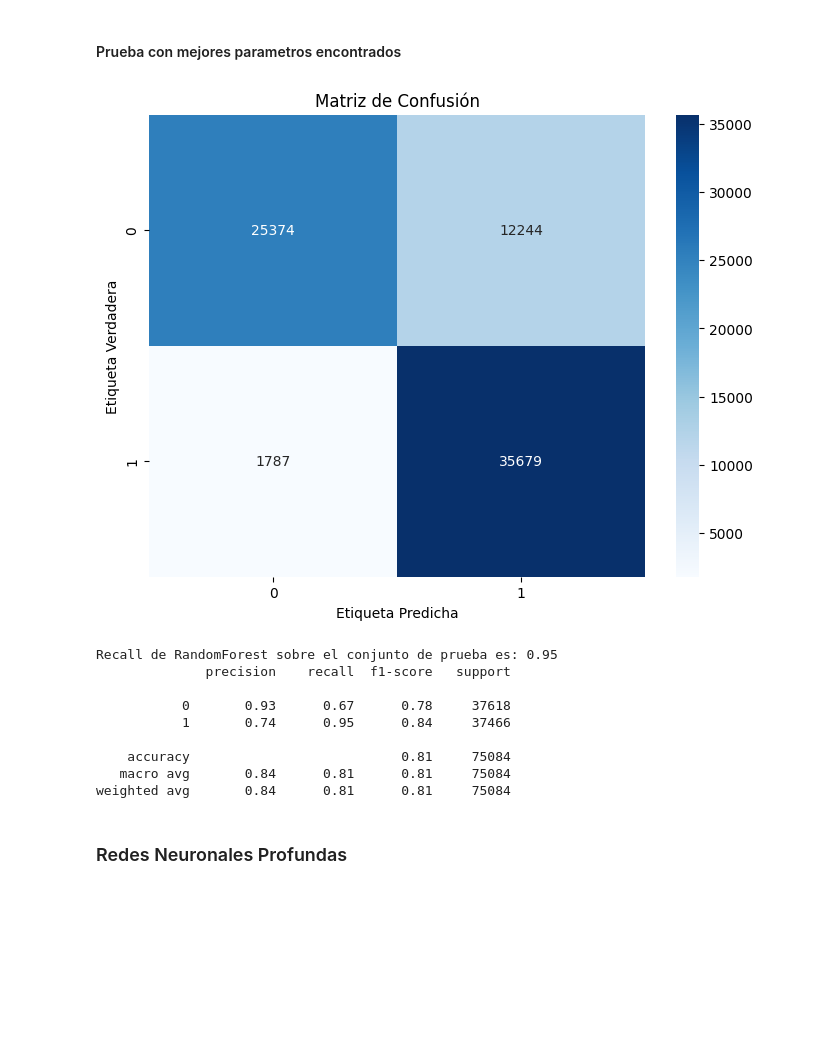
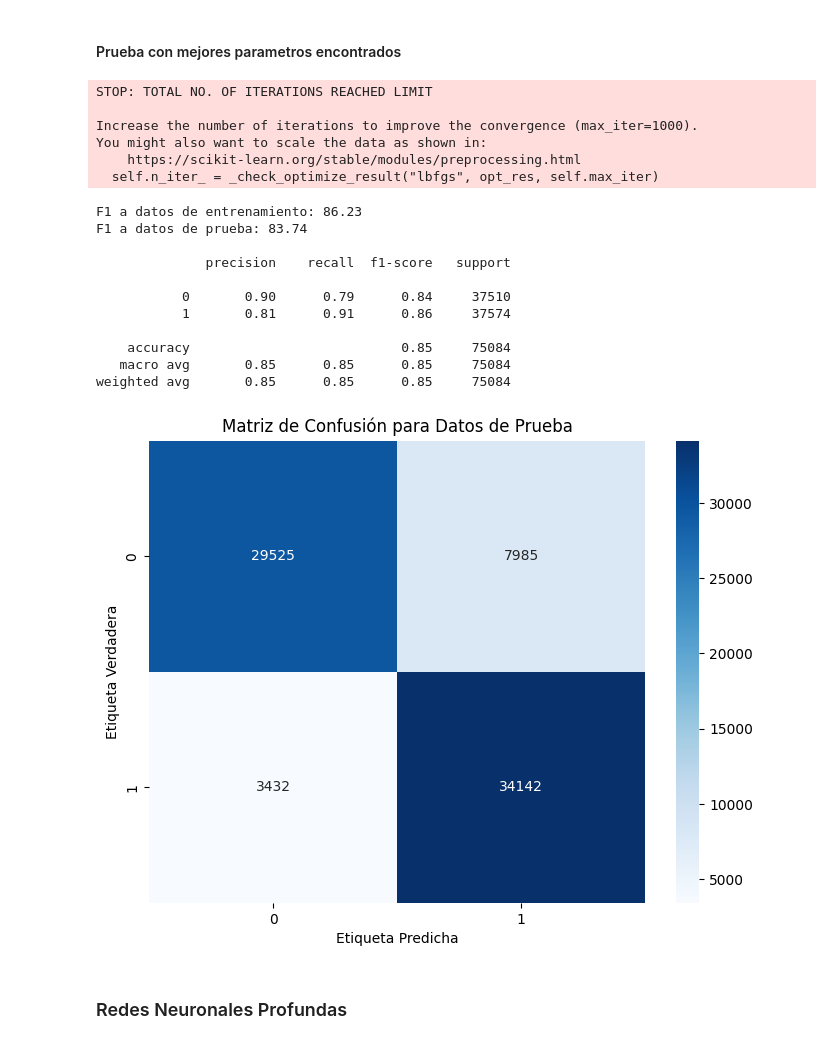
Before and after one commit to ErronBlood/CloudComputingAI, a Jupyter notebook: CloudComputingAI.ipynb, the cells around one changed output. Cells and saved outputs as stored; diff of their text form; code cells hidden in the pictures; blank space fills up the shorter version.

```diff
--- a/CloudComputingAI.ipynb
+++ b/CloudComputingAI.ipynb
@@ -613,42 +619,50 @@ KeyboardInterrupt:
 # %% [markdown]
 #### Prueba con mejores parametros encontrados
 # %%
-mlp = MLPClassifier(solver = 'adam', max_iter = 1000, learning_rate_init= 0.1, learning_rate= 'adaptive', hidden_layer_sizes= (50, 50, 50), early_stopping= False, alpha= 0.001, activation= 'relu')
+mlp = MLPClassifier(solver = 'lbfgs', max_iter = 1000, learning_rate_init= 1, learning_rate= 'adaptive', hidden_layer_sizes= (100, 50), early_stopping= False, alpha= 0.001, activation= 'tanh')
 
 mlp.fit(X_train_scaled, y_train)
 
 #Realizacion de predicciones con datos de entrenamiento y prueba
 y_pred_train = mlp.predict(X_train_scaled)
 y_pred_test = mlp.predict(X_test_scaled)
 
 #Calculo de porcentaje de recall para ambas predicciones
 mlp_train_f1= f1_score(y_true= y_train, y_pred = y_pred_train) * 100
 mlp_test_f1 = f1_score(y_true= y_test, y_pred = y_pred_test) * 100
 
 print('F1 a datos de entrenamiento: {:.2f}'.format(dt_train_f1))
 print('F1 a datos de prueba: {:.2f}\n'.format(dt_test_f1))
 print(classification_report(y_test, y_pred_test))
 
 cmatrix = confusion_matrix(y_test, y_pred_test)
 labels = np.unique(y_test)
 df_cm = pd.DataFrame(cmatrix, index=labels, columns=labels)
 plt.figure(figsize=(8, 6))
 sns.heatmap(df_cm, annot=True, cmap='Blues', fmt='d')
 plt.title("Matriz de Confusión para Datos de Prueba")
 plt.xlabel("Etiqueta Predicha")
 plt.ylabel("Etiqueta Verdadera")
 plt.show()
 # %% [output]
+STOP: TOTAL NO. OF ITERATIONS REACHED LIMIT
+
+Increase the number of iterations to improve the convergence (max_iter=1000).
+You might also want to scale the data as shown in:
+    https://scikit-learn.org/stable/modules/preprocessing.html
+  self.n_iter_ = _check_optimize_result("lbfgs", opt_res, self.max_iter)
+F1 a datos de entrenamiento: 86.23
+F1 a datos de prueba: 83.74
+
+              precision    recall  f1-score   support
+
+           0       0.90      0.79      0.84     37510
+           1       0.81      0.91      0.86     37574
+
+    accuracy                           0.85     75084
+   macro avg       0.85      0.85      0.85     75084
+weighted avg       0.85      0.85      0.85     75084
-[figure, old version]
+[figure, new version]
-Recall de RandomForest sobre el conjunto de prueba es: 0.95
-              precision    recall  f1-score   support
-
-           0       0.93      0.67      0.78     37618
-           1       0.74      0.95      0.84     37466
-
-    accuracy                           0.81     75084
-   macro avg       0.84      0.81      0.81     75084
-weighted avg       0.84      0.81      0.81     75084
 # %% [markdown]
 ### Redes Neuronales Profundas
 # %% [markdown]
```
Also changed, not shown: parts of 5 cells of this notebook.
